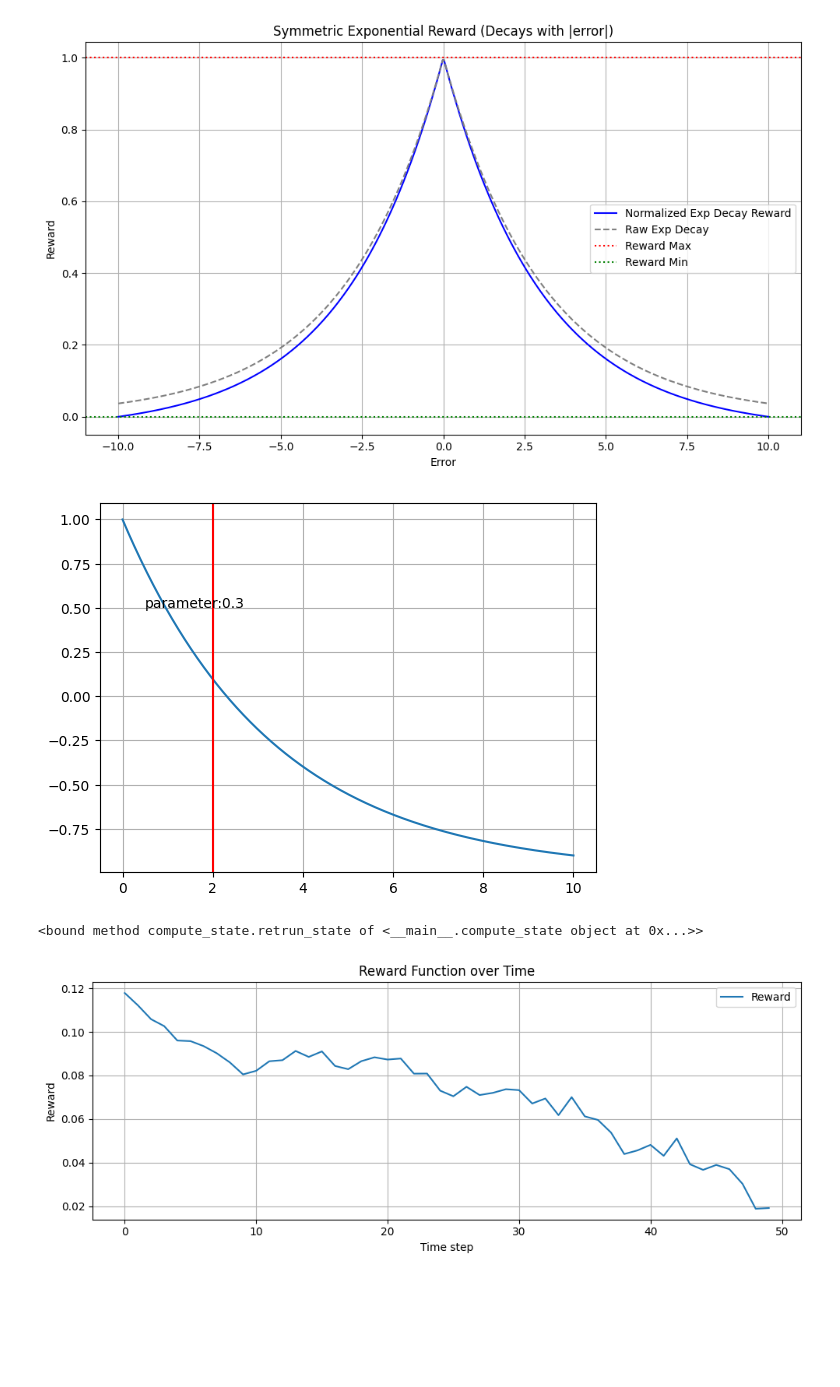
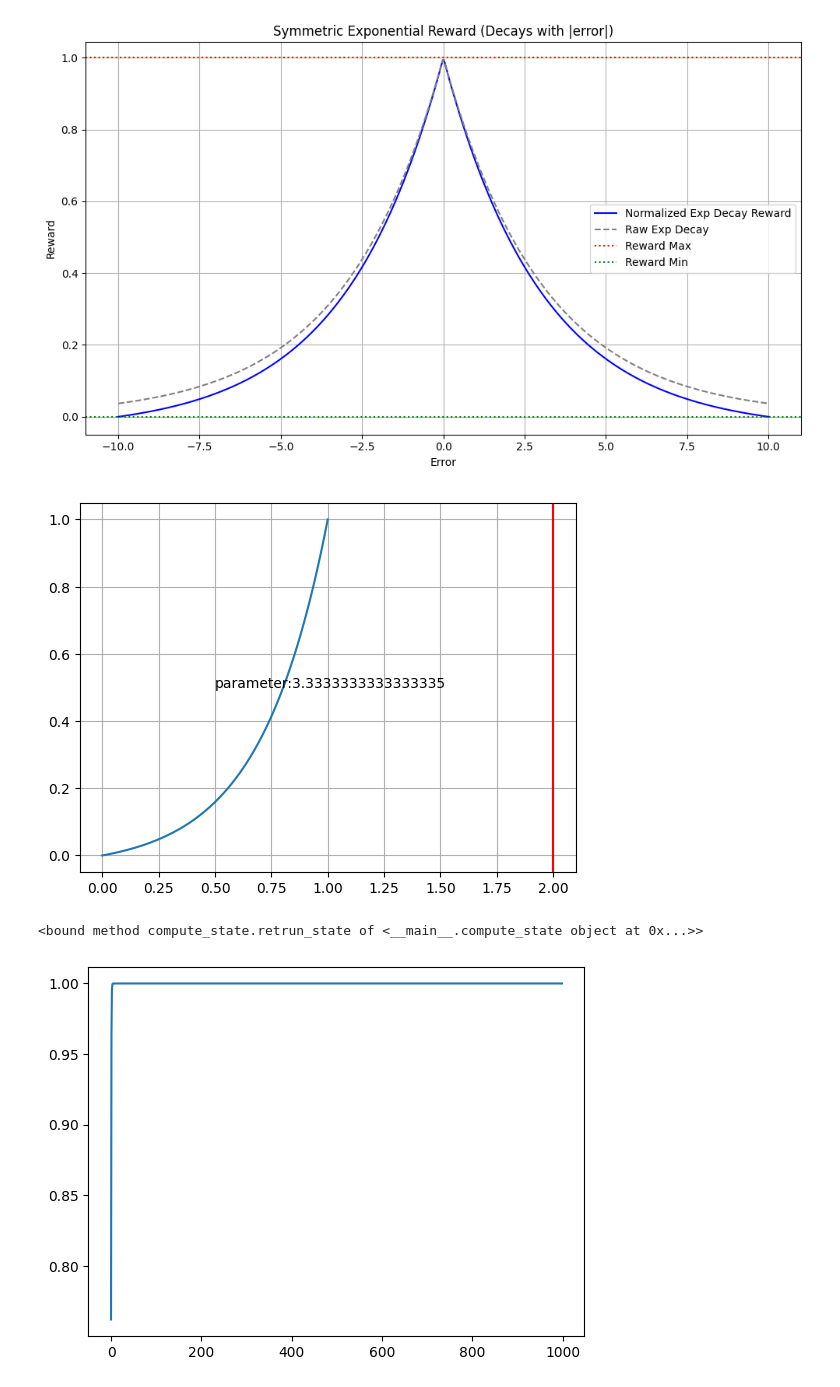
Before and after one commit to MizuSakura/AI_controller, a Jupyter notebook: monitor.ipynb, the cells around one changed output. Cells and saved outputs as stored; diff of their text form; code cells hidden in the pictures; blank space fills up the shorter version.

```diff
--- a/monitor.ipynb
+++ b/monitor.ipynb
@@ -390,26 +390,27 @@ plt.show()
 import numpy as np
 import matplotlib.pyplot as plt
 
-Max_error = 10
+Max_error = 1
 parameter = Max_error / (0.3 * Max_error**2)
 #print(parameter)
-parameter = 0.3
+
 error = np.linspace(0,Max_error,1000)
 max = 1
 min = -1
-reward =(max - min) * np.exp(-(parameter)*(error)) + (min)
+reward =np.exp(parameter * error)
+normalized_reward = (reward - 1) / (np.exp(parameter) - 1)
 p = error
 
 setpoint = 1
 state = 0.8
 erorr_user = 2
-plt.plot(p,reward)
+plt.plot(p,normalized_reward)
 plt.axvline(erorr_user,color= 'r')
 plt.text(0.5,0.5,f"parameter:{parameter}")
 plt.grid()
 plt.show()
 # %% [output]
-[figure, old version]
+[figure, new version]
 # %%
 from collections import deque
 
@@ -431,5 +432,16 @@ com.retrun_state
 # %% [output]
 <bound method compute_state.retrun_state of <__main__.compute_state object at 0x...>>
 # %%
+import numpy as np
+import matplotlib.pyplot as plt
+x= np.linspace(0,1,1000)
+
+data = []
+
+for i in range(1,len(x)):
+    data.append(np.tanh(x[i]))
+
+plt.plot(data)
+plt.show()
 # %% [output]
-[figure, old version]
+[figure, new version]
```
Also changed, not shown: parts of 1 cell of this notebook, 1 other file.
